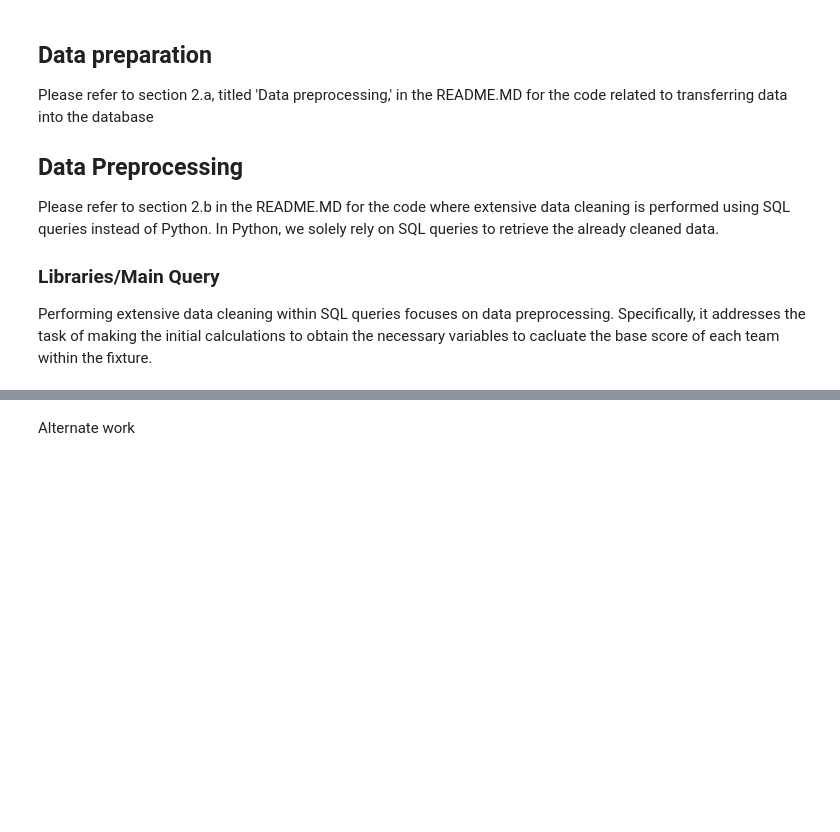
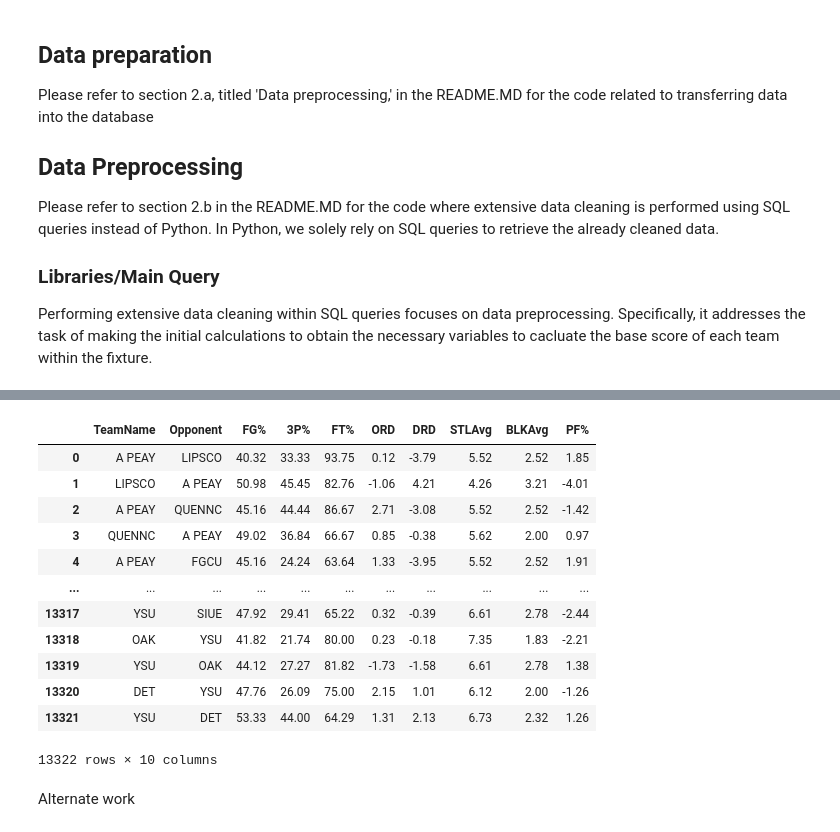
Before and after one commit to PHNX-MOD/Machine_Learning_sport_Model, a Jupyter notebook: main.ipynb, the cells around one changed output, grey strips where cells are left out. Saved outputs shown, nothing was run; the diff lists cells and outputs as text; code cells hidden in the pictures; blank space fills up the shorter version.

```diff
--- a/main.ipynb
+++ b/main.ipynb
@@ -166,2 +200,26 @@ def findDay(date):
+# %%
+df_box_scores_2 = figl(df,df_box_scores_2)
+df_box_scores_2 = thpts(df,df_box_scores_2)
+df_box_scores_2 = ftpts(df,df_box_scores_2)
+df_box_scores_2 = ord(df, df_box_scores_2)
+df_box_scores_2 = drd(df, df_box_scores_2)
+df_box_scores_2 = stl(df, df_box_scores_2)
+df_box_scores_2 = blk(df, df_box_scores_2)
+df_box_scores_2 = foul(df, df_box_scores_2)
+df_box_scores_2
+# %% [output]
+|  | TeamName | Opponent | FG% | 3P% | FT% | ORD | DRD | STLAvg | BLKAvg | PF% |
+| 0 | A PEAY | LIPSCO | 40.32 | 33.33 | 93.75 | 0.12 | -3.79 | 5.52 | 2.52 | 1.85 |
+| 1 | LIPSCO | A PEAY | 50.98 | 45.45 | 82.76 | -1.06 | 4.21 | 4.26 | 3.21 | -4.01 |
+| 2 | A PEAY | QUENNC | 45.16 | 44.44 | 86.67 | 2.71 | -3.08 | 5.52 | 2.52 | -1.42 |
+| 3 | QUENNC | A PEAY | 49.02 | 36.84 | 66.67 | 0.85 | -0.38 | 5.62 | 2.00 | 0.97 |
+| 4 | A PEAY | FGCU | 45.16 | 24.24 | 63.64 | 1.33 | -3.95 | 5.52 | 2.52 | 1.91 |
+| ... | ... | ... | ... | ... | ... | ... | ... | ... | ... | ... |
+| 13317 | YSU | SIUE | 47.92 | 29.41 | 65.22 | 0.32 | -0.39 | 6.61 | 2.78 | -2.44 |
+| 13318 | OAK | YSU | 41.82 | 21.74 | 80.00 | 0.23 | -0.18 | 7.35 | 1.83 | -2.21 |
+| 13319 | YSU | OAK | 44.12 | 27.27 | 81.82 | -1.73 | -1.58 | 6.61 | 2.78 | 1.38 |
+| 13320 | DET | YSU | 47.76 | 26.09 | 75.00 | 2.15 | 1.01 | 6.12 | 2.00 | -1.26 |
+| 13321 | YSU | DET | 53.33 | 44.00 | 64.29 | 1.31 | 2.13 | 6.73 | 2.32 | 1.26 |
+13322 rows × 10 columns
 # %%
 con.close()  #close the connnection
```
Also changed, not shown: parts of 6 cells of this notebook.
